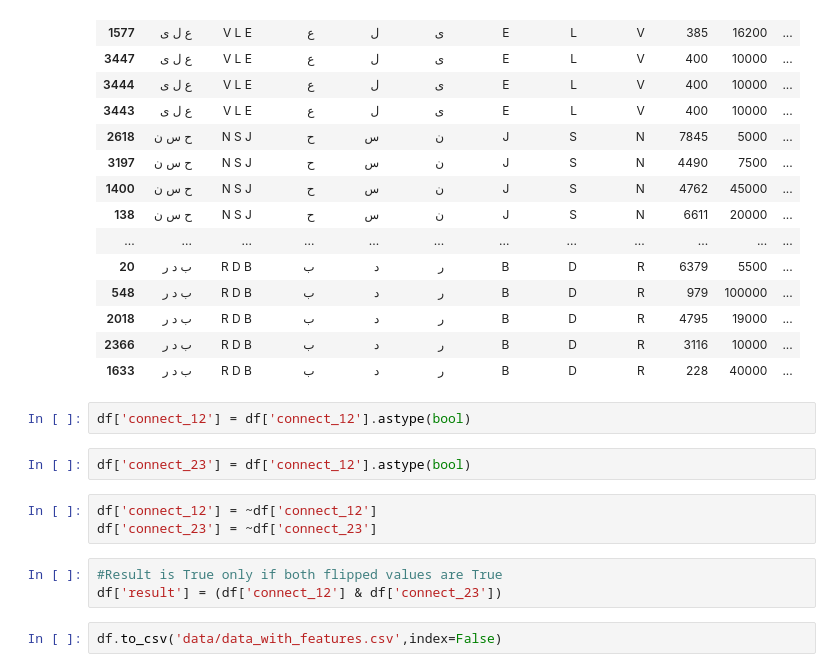
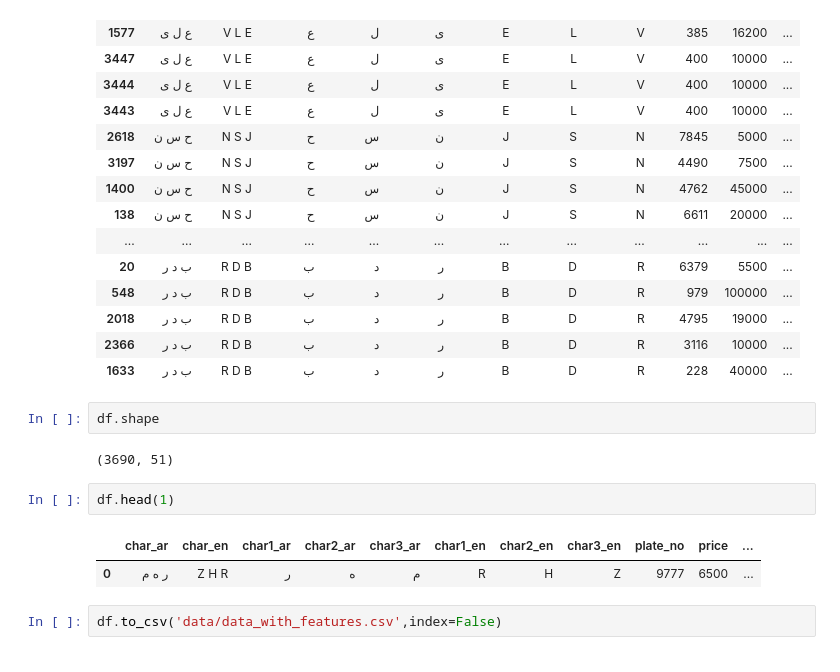
Before and after one commit to Hamad-32/Plate-Price-Prediction, a Jupyter notebook: features-eng.ipynb, the cells around one changed output. Drawn from its saved outputs; the diff is of its cells as text.

```diff
--- a/features-eng.ipynb
+++ b/features-eng.ipynb
@@ -1296,15 +1216,14 @@ df.sort_values(by='first_name_rank',ascending=False).head(50).tail(50)
 | 2018 | ب د ر | R D B | ب | د | ر | B | D | R | 4795 | 19000 | ... |
 | 2366 | ب د ر | R D B | ب | د | ر | B | D | R | 3116 | 10000 | ... |
 | 1633 | ب د ر | R D B | ب | د | ر | B | D | R | 228 | 40000 | ... |
-# %%
-df['connect_12'] = df['connect_12'].astype(bool)
-# %%
-df['connect_23'] = df['connect_12'].astype(bool)
-# %%
-df['connect_12'] = ~df['connect_12']
-df['connect_23'] = ~df['connect_23']
-# %%
-#Result is True only if both flipped values are True
-df['result'] = (df['connect_12'] & df['connect_23'])
+# %%
+df.shape
+# %% [output]
+(3690, 51)
+# %%
+df.head(1)
+# %% [output]
+|  | char_ar | char_en | char1_ar | char2_ar | char3_ar | char1_en | char2_en | char3_en | plate_no | price | ... |
+| 0 | ر ه م | Z H R | ر | ه | م | R | H | Z | 9777 | 6500 | ... |
 # %%
 df.to_csv('data/data_with_features.csv',index=False)
```
Also changed, not shown: parts of 17 cells of this notebook, 2 other files.
